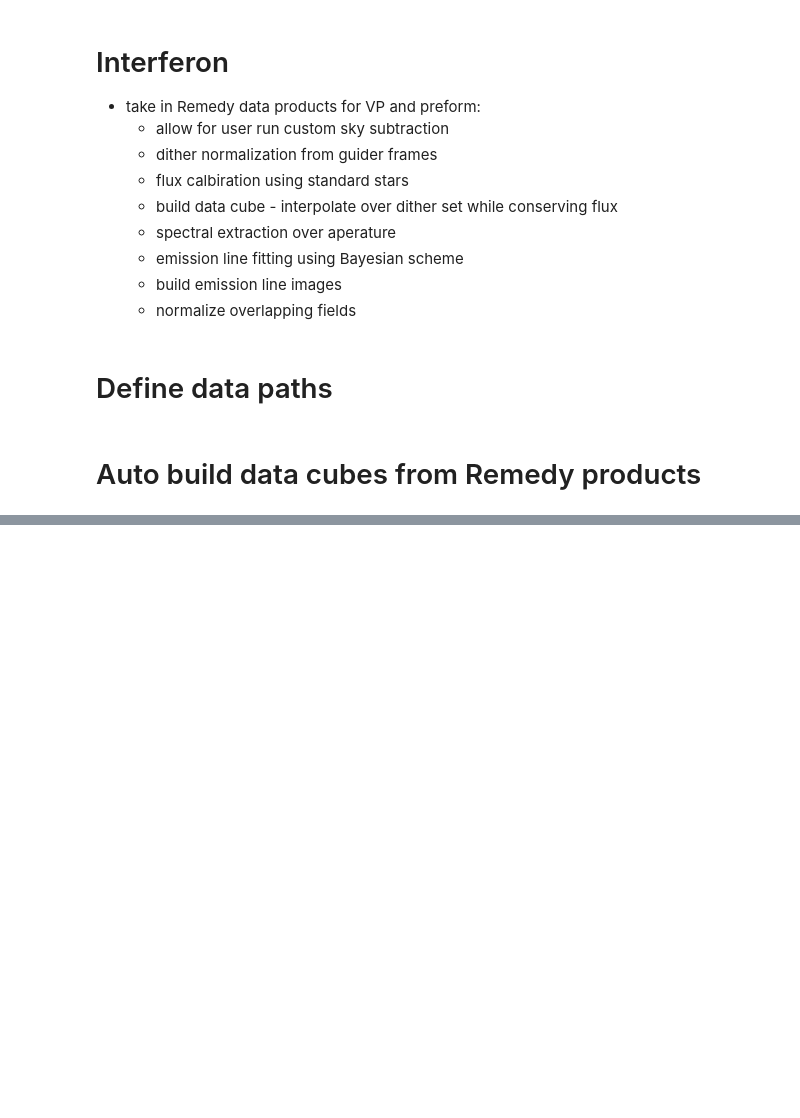
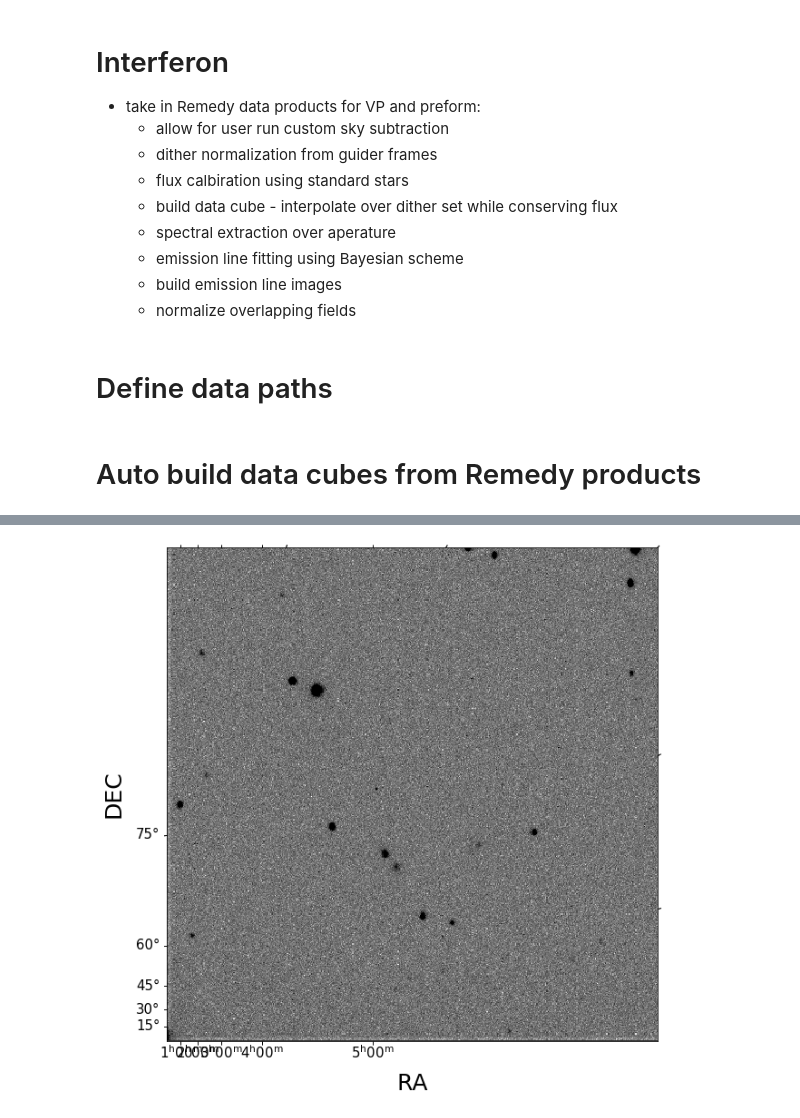
Before and after one commit to BrianaLane/Interferon, a Jupyter notebook: notebook_demos/2_VP_Redux_w_Interferon.ipynb, the cells around one changed output, grey strips where cells are left out. Cells and saved outputs as stored; diff of their text form; code cells hidden in the pictures; blank space fills up the shorter version.

```diff
--- a/notebook_demos/2_VP_Redux_w_Interferon.ipynb
+++ b/notebook_demos/2_VP_Redux_w_Interferon.ipynb
@@ -40,0 +47,2 @@ ValueError: need at least one array to concatenate
+# %%
+guid = go.guider_observations(guider_path)
@@ -40,0 +60,4 @@ ValueError: need at least one array to concatenate
+# %%
+guid.inspect_guider_frame(500)
+# %% [output]
+[figure, added]
```
Also changed, not shown: parts of 34 cells of this notebook, 1 other file.
